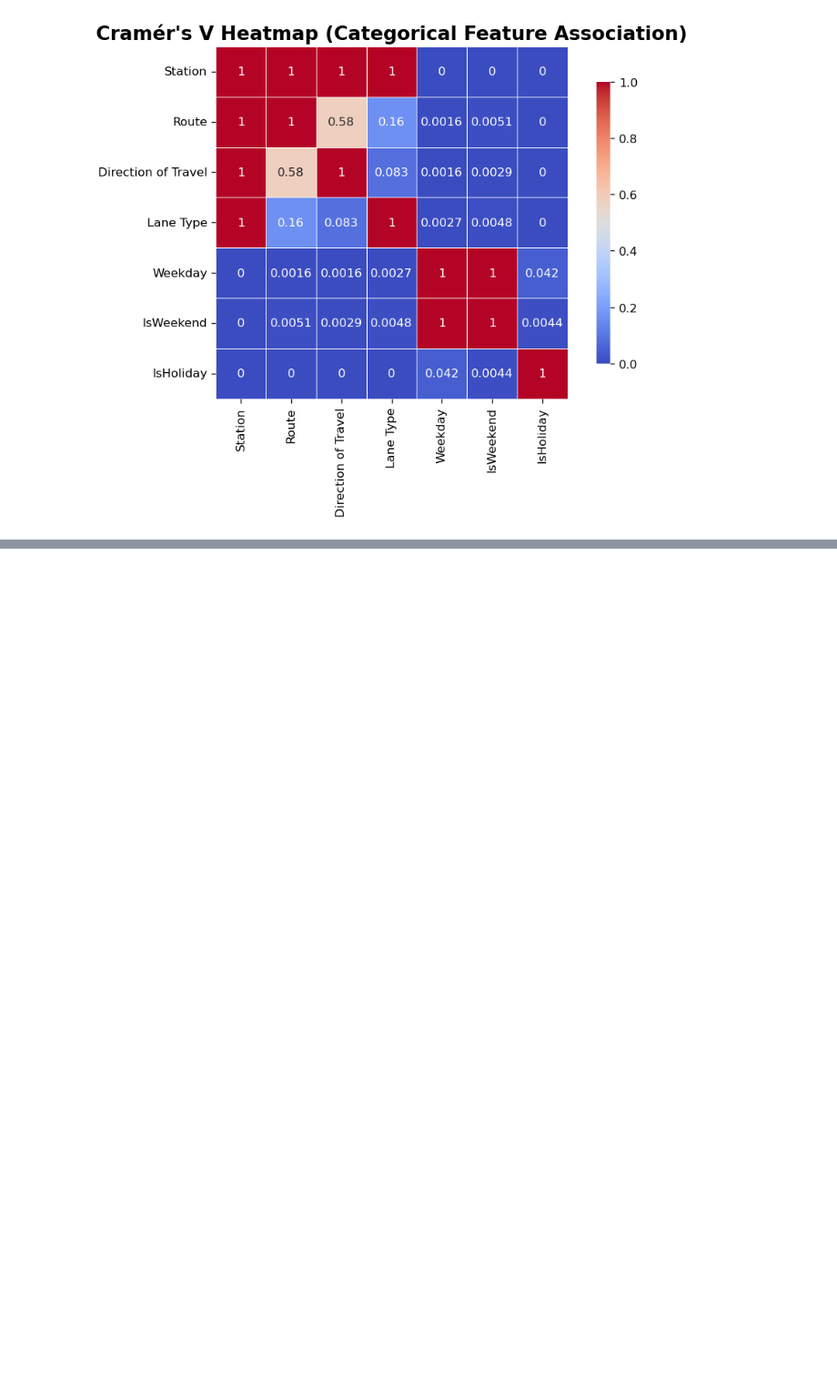
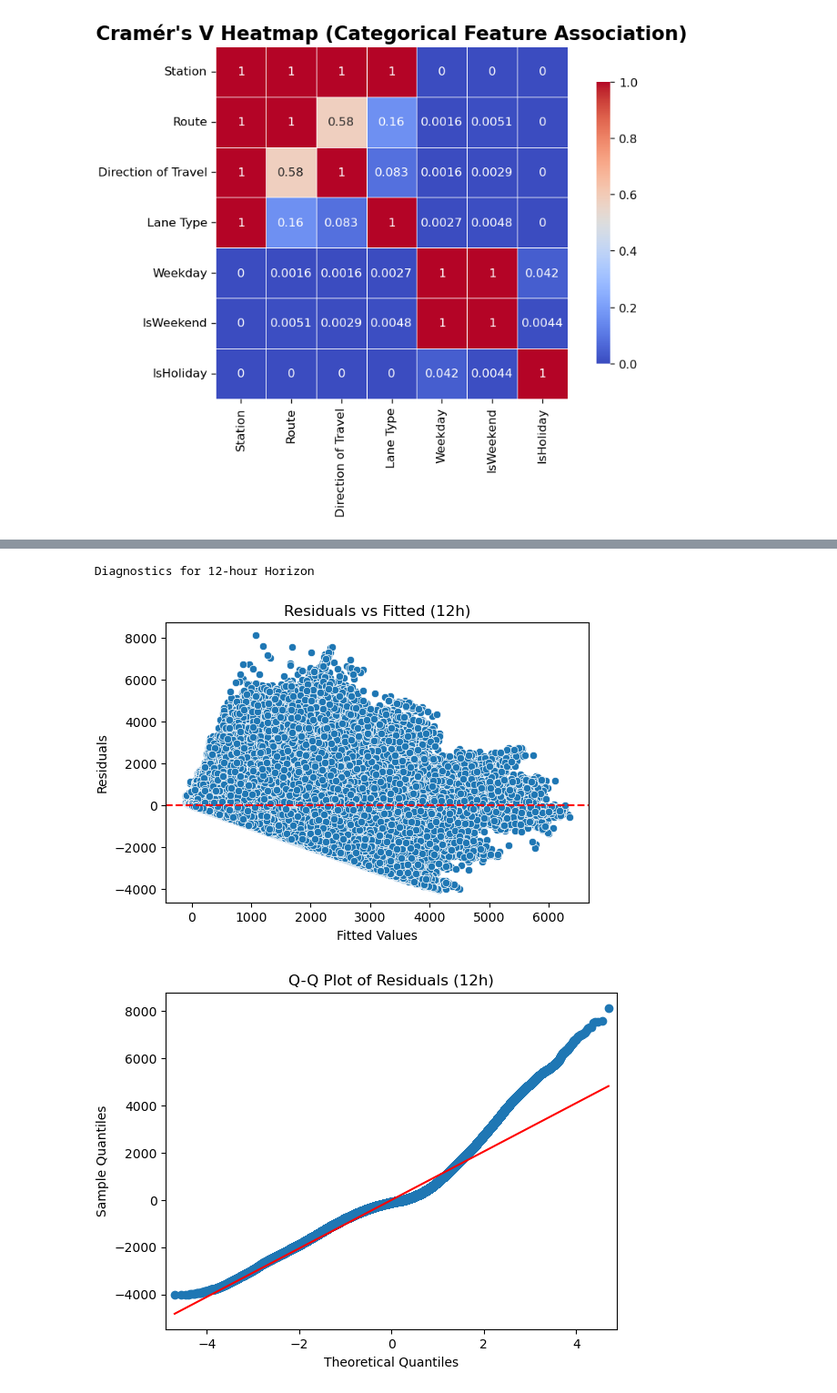
Before and after one commit to RichelCode/EV-Charging-Analysis, a Jupyter notebook: Model Comparisons.ipynb, the cells around one changed output, grey strips where cells are left out. Shown at 91% size. Saved outputs shown, nothing was run; the diff lists cells and outputs as text; code cells hidden in the pictures; blank space fills up the shorter version.

```diff
--- a/Model Comparisons.ipynb
+++ b/Model Comparisons.ipynb
@@ -621,0 +616,74 @@ Linear Regression Baseline Results:
+# %%
+import seaborn as sns
+import matplotlib.pyplot as plt
+import numpy as np
+import pandas as pd
+import statsmodels.api as sm
+from sklearn.linear_model import LinearRegression
+from sklearn.model_selection import train_test_split
+from statsmodels.graphics.gofplots import qqplot
+from statsmodels.stats.outliers_influence import variance_inflation_factor
+
+# ---- Run diagnostics across forecast horizons ----
+forecast_horizons = [12, 24, 48, 72]
+
+for horizon in forecast_horizons:
+    print(f"\n Diagnostics for {horizon}-hour Horizon")
+
+    target = f'TotalFlow_lag_{horizon}'
+    df_diag = df_model.dropna(subset=[target] + selected_features)
+
+    X = df_diag[selected_features]
+    y = df_diag[target]
+
+    # Use same split as original model
+    X_train, X_test, y_train, y_test = train_test_split(X, y, test_size=0.2, random_state=42)
+
+    # Fit the model
+    model = LinearRegression()
+    model.fit(X_train, y_train)
+    y_pred = model.predict(X_test)
+    residuals = y_test - y_pred
+
+    # 1. Residuals vs Fitted
+    plt.figure(figsize=(6, 4))
+    sns.scatterplot(x=y_pred, y=residuals)
+    plt.axhline(0, color='red', linestyle='--')
+    plt.xlabel('Fitted Values')
+    plt.ylabel('Residuals')
+    plt.title(f'Residuals vs Fitted ({horizon}h)')
+    plt.show()
+
+    # 2. Q-Q Plot
+    qqplot(residuals, line='s')
+    plt.title(f'Q-Q Plot of Residuals ({horizon}h)')
+    plt.show()
+
+    # 3. Scale-Location Plot
+    plt.figure(figsize=(6, 4))
+    sns.scatterplot(x=y_pred, y=np.sqrt(np.abs(residuals)))
+    plt.xlabel('Fitted Values')
+    plt.ylabel('√|Residuals|')
+    plt.title(f'Scale-Location Plot ({horizon}h)')
+    plt.show()
+
+    # 4. Residuals vs Leverage (with safe float conversion)
+    X_train_const = sm.add_constant(X_train).astype(float)
+    y_train_numeric = y_train.astype(float)
+
+    sm_model = sm.OLS(y_train_numeric, X_train_const).fit()
+    sm.graphics.influence_plot(sm_model, criterion="cooks", size=2)
+    plt.title(f'Residuals vs Leverage ({horizon}h)')
+    plt.show()
+
+    # 5. VIF Table
+    vif_data = pd.DataFrame()
+    vif_data['Feature'] = X.columns
+    vif_data['VIF'] = [variance_inflation_factor(X.values.astype(float), i) for i in range(X.shape[1])]
+
+    print(f" Variance Inflation Factors (VIF) for {horizon}h:")
+    display(vif_data.sort_values(by='VIF', ascending=False))
+# %% [output]
+ Diagnostics for 12-hour Horizon
+[figure, added]
+[figure, added]
```
Also changed, not shown: parts of 11 cells of this notebook.
